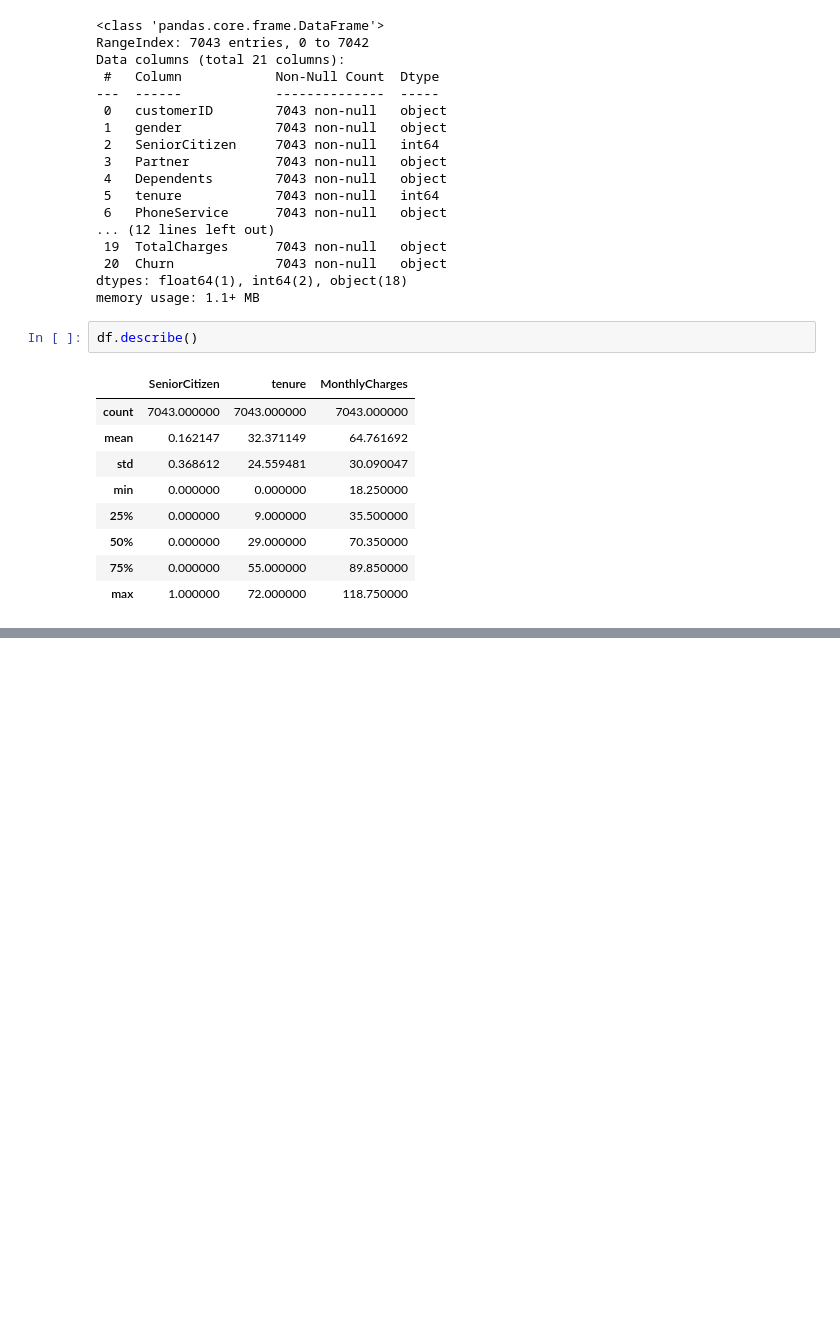
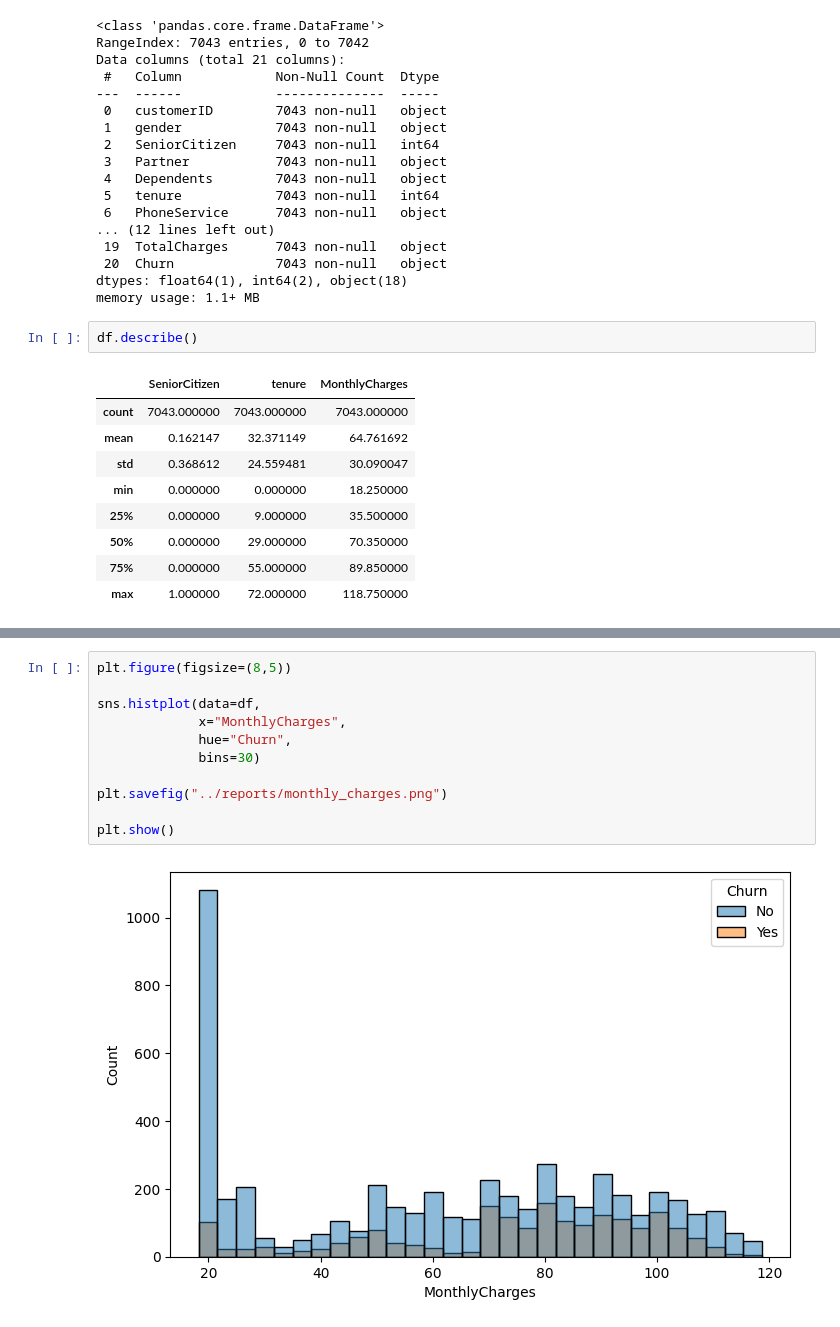
Before and after one commit to pranav376-hub/ChurnSense, a Jupyter notebook: notebooks/01_eda.ipynb, the cells around one changed output, grey strips where cells are left out. Drawn from its saved outputs; the diff is of its cells as text; blank space fills up the shorter version.

```diff
--- a/notebooks/01_eda.ipynb
+++ b/notebooks/01_eda.ipynb
@@ -50,0 +176,13 @@ df.describe()
+# %%
+plt.figure(figsize=(8,5))
+
+sns.histplot(data=df,
+             x="MonthlyCharges",
+             hue="Churn",
+             bins=30)
+
+plt.savefig("../reports/monthly_charges.png")
+
+plt.show()
+# %% [output]
+[figure, added]
```
Also changed, not shown: parts of 13 cells of this notebook.
